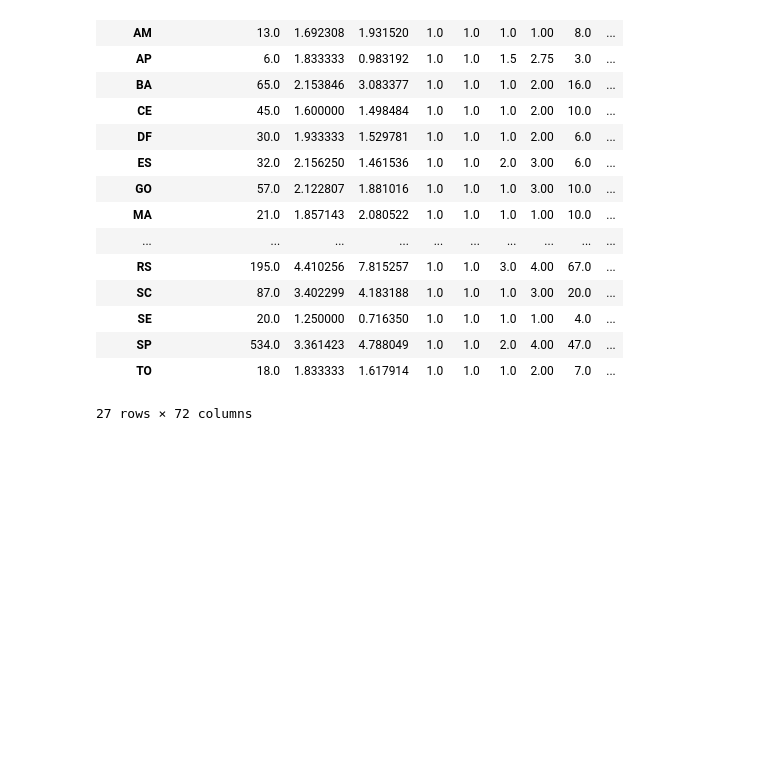
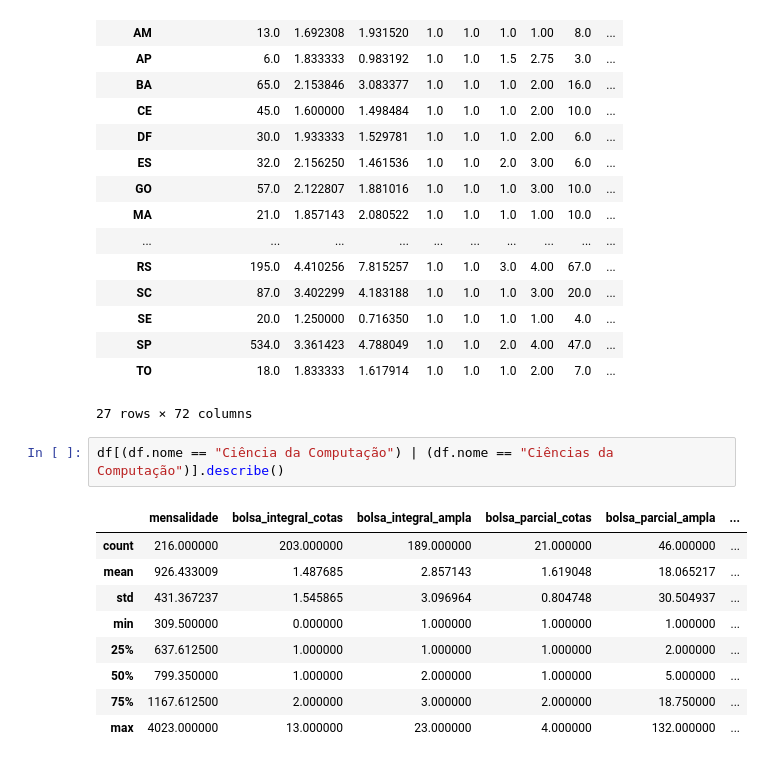
Before and after one commit to cezinha/prouni-project, a Jupyter notebook: ProUni - First Analysis.ipynb, the cells around one changed output. Cells and saved outputs as stored; diff of their text form; blank space fills up the shorter version.

```diff
--- a/ProUni - First Analysis.ipynb
+++ b/ProUni - First Analysis.ipynb
@@ -66,3 +66,15 @@ df[df.nome == "Administração"].groupby("uf_busca").describe()
 | SP | 534.0 | 3.361423 | 4.788049 | 1.0 | 1.0 | 2.0 | 4.00 | 47.0 | ... |
 | TO | 18.0 | 1.833333 | 1.617914 | 1.0 | 1.0 | 1.0 | 2.00 | 7.0 | ... |
 27 rows × 72 columns
+# %%
+df[(df.nome == "Ciência da Computação") | (df.nome == "Ciências da Computação")].describe()
+# %% [output]
+|  | mensalidade | bolsa_integral_cotas | bolsa_integral_ampla | bolsa_parcial_cotas | bolsa_parcial_ampla | ... |
+| count | 216.000000 | 203.000000 | 189.000000 | 21.000000 | 46.000000 | ... |
+| mean | 926.433009 | 1.487685 | 2.857143 | 1.619048 | 18.065217 | ... |
+| std | 431.367237 | 1.545865 | 3.096964 | 0.804748 | 30.504937 | ... |
+| min | 309.500000 | 0.000000 | 1.000000 | 1.000000 | 1.000000 | ... |
+| 25% | 637.612500 | 1.000000 | 1.000000 | 1.000000 | 2.000000 | ... |
+| 50% | 799.350000 | 1.000000 | 2.000000 | 1.000000 | 5.000000 | ... |
+| 75% | 1167.612500 | 2.000000 | 3.000000 | 2.000000 | 18.750000 | ... |
+| max | 4023.000000 | 13.000000 | 23.000000 | 4.000000 | 132.000000 | ... |
```
Also changed, not shown: parts of 1 cell of this notebook.
